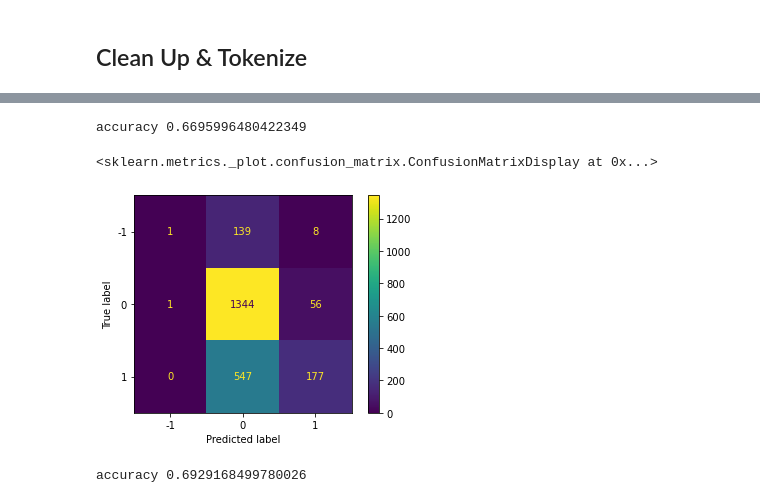
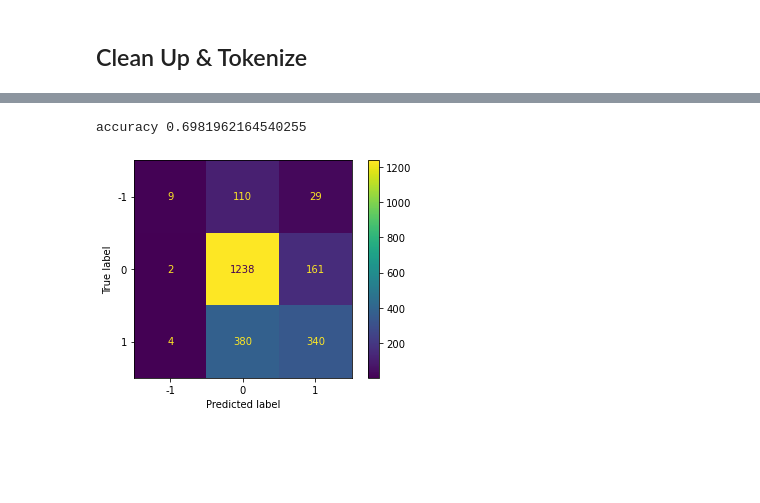
Before and after one commit to ValeriaVF/Twitter-Sentiment-Analysis-Using-NLP, a Jupyter notebook: eddie-eda-modeling.ipynb, the cells around one changed output, grey strips where cells are left out. Cells and saved outputs as stored; diff of their text form; code cells hidden in the pictures; blank space fills up the shorter version.

```diff
--- a/eddie-eda-modeling.ipynb
+++ b/eddie-eda-modeling.ipynb
@@ -82,6 +82,12 @@ tokenizer = RegexpTokenizer(r"(?u)\b\w\w+\b")
 
 # Create a list of stopwords in English
 sw = stopwords.words('english')
+# %%
+sw.append('mention')
+sw.append('link')
+sw.append('rt')
+sw.append('sxsw')
+sw.append('quot')
 # %%
 vg = VIA_GoGo()
 # %%
@@ -133,12 +160,12 @@ X_train, X_test, y_train, y_test = train_test_split(clean_df['joined_tokens'],
 # %%
 # Using Linear Support Vector Machine
-nb1 = Pipeline([('vect', CountVectorizer()),
+sgd = Pipeline([('vect', CountVectorizer()),
                ('tfidf', TfidfTransformer()),
-               ('clf', SGDClassifier()),
+               ('clf', SGDClassifier(loss='hinge',max_iter= 1000 ,random_state=5)),
               ])
-nb1.fit(X_train, y_train)
+sgd.fit(X_train, y_train)
 
-y_pred = nb1.predict(X_test)
+y_pred = sgd.predict(X_test)
 
 print('accuracy %s' % accuracy_score(y_pred, y_test))
 # %% [output]
@@ -145,0 +198,11 @@ accuracy 0.7096348438187418
+# %%
+# Using Naive Bayes
+naive = Pipeline([('vect', CountVectorizer()),
+               ('tfidf', TfidfTransformer()),
+               ('clf', MultinomialNB()),
+              ])
+naive.fit(X_train, y_train)
+
+y_pred = naive.predict(X_test)
+
+print('accuracy %s' % accuracy_score(y_pred, y_test))
@@ -151,31 +216,17 @@ plot_confusion_matrix(nb1, X_test, y_test)
 # %%
-# Using Naive Bayes
-nb2 = Pipeline([('vect', CountVectorizer()),
+# Using Logistic Regression
+log_reg = Pipeline([('vect', CountVectorizer()),
                ('tfidf', TfidfTransformer()),
-               ('clf', MultinomialNB()),
+               ('clf', LogisticRegression(n_jobs=5)),
               ])
-nb2.fit(X_train, y_train)
+log_reg.fit(X_train, y_train)
 
-y_pred = nb2.predict(X_test)
+y_pred = log_reg.predict(X_test)
 
 print('accuracy %s' % accuracy_score(y_pred, y_test))
 # %% [output]
-accuracy 0.6695996480422349
+accuracy 0.6981962164540255
 # %%
-plot_confusion_matrix(nb2, X_test, y_test)
+plot_confusion_matrix(log_reg, X_test, y_test);
 # %% [output]
-<sklearn.metrics._plot.confusion_matrix.ConfusionMatrixDisplay at 0x...>
-[figure, old version]
+[figure, new version]
-# %%
-# Using Logistic Regression
-nb3 = Pipeline([('vect', CountVectorizer()),
-               ('tfidf', TfidfTransformer()),
-               ('clf', LogisticRegression(n_jobs=5)),
-              ])
-nb3.fit(X_train, y_train)
-
-y_pred = nb3.predict(X_test)
-
-print('accuracy %s' % accuracy_score(y_pred, y_test))
-# %% [output]
-accuracy 0.6929168499780026
```
Also changed, not shown: parts of 24 cells of this notebook.
